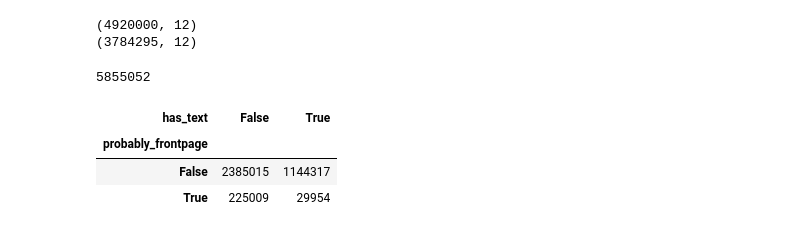
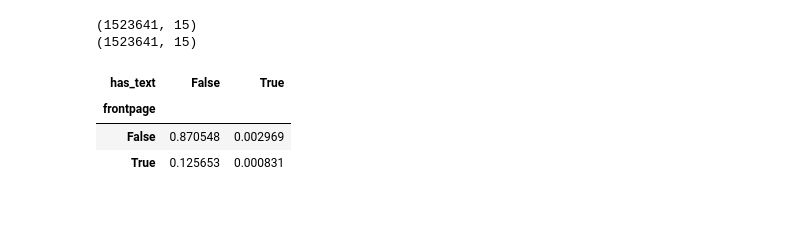
Before and after one commit to corbt/hn-stories-analysis, a Jupyter notebook: hn/explore-hn.ipynb, the cells around one changed output. Drawn from its saved outputs; the diff is of its cells as text; code cells hidden in the pictures.

```diff
--- a/hn/explore-hn.ipynb
+++ b/hn/explore-hn.ipynb
@@ -13,6 +13,10 @@ df = pd.read_feather('/workspace/data/hn/stories_dump.feather')
 df.rename(columns={'descendants': 'comments'}, inplace=True)
 
 df['time'] = pd.to_datetime(df['time'], unit='s')
+df['dead'] = df.dead.fillna(0).astype(bool)
+# %%
+# Keep stories from 2018 onward in case community tastes have changed
+df = df[df['time'].dt.year > 2017]
 # %%
 # Deduplicate stories based on the URL. Keep the one with the highest score.
 
@@ -23,20 +27,19 @@ df = df.drop_duplicates(subset=['url'], keep='first')
 
 print(df.shape)
 # %% [output]
-(4920000, 12)
-(3784295, 12)
+(1523641, 15)
+(1523641, 15)
-# %%
-df[(df.score > 20) | (df.comments > 10)].size
-# %% [output]
-5855052
 # %%
-df['probably_frontpage'] = df['score'] > 50
+df['frontpage'] = (df.score > 20) | (df.comments > 10)
 df['has_text'] = df['text'].notnull()
 
 # Show a 2x2 table of the number of stories that are probably frontpage and have text.
-df.groupby(['probably_frontpage', 'has_text']).size().unstack()
+stack = df.groupby(['frontpage', 'has_text']).size().unstack()
+
+stack = stack / len(df)
+stack
 # %% [output]
 | has_text | False | True |
-| probably_frontpage |  |  |
-| False | 2385015 | 1144317 |
-| True | 225009 | 29954 |
+| frontpage |  |  |
+| False | 0.870548 | 0.002969 |
+| True | 0.125653 | 0.000831 |
```
Also changed, not shown: parts of 5 cells of this notebook.
